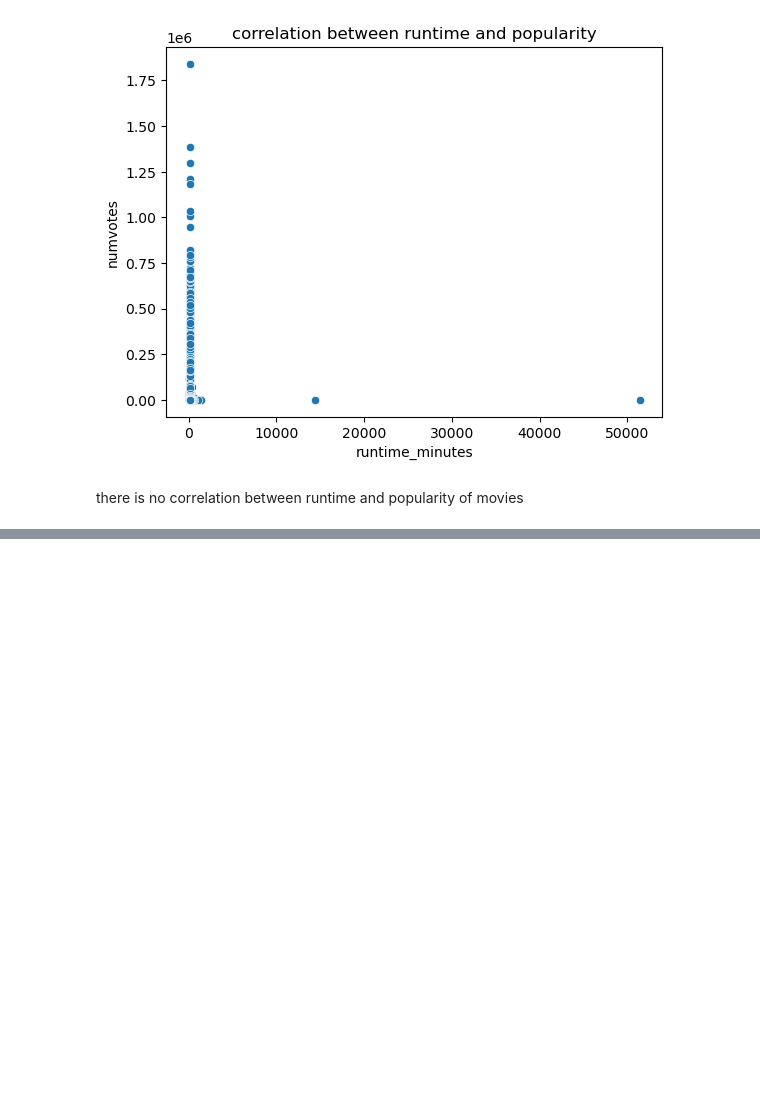
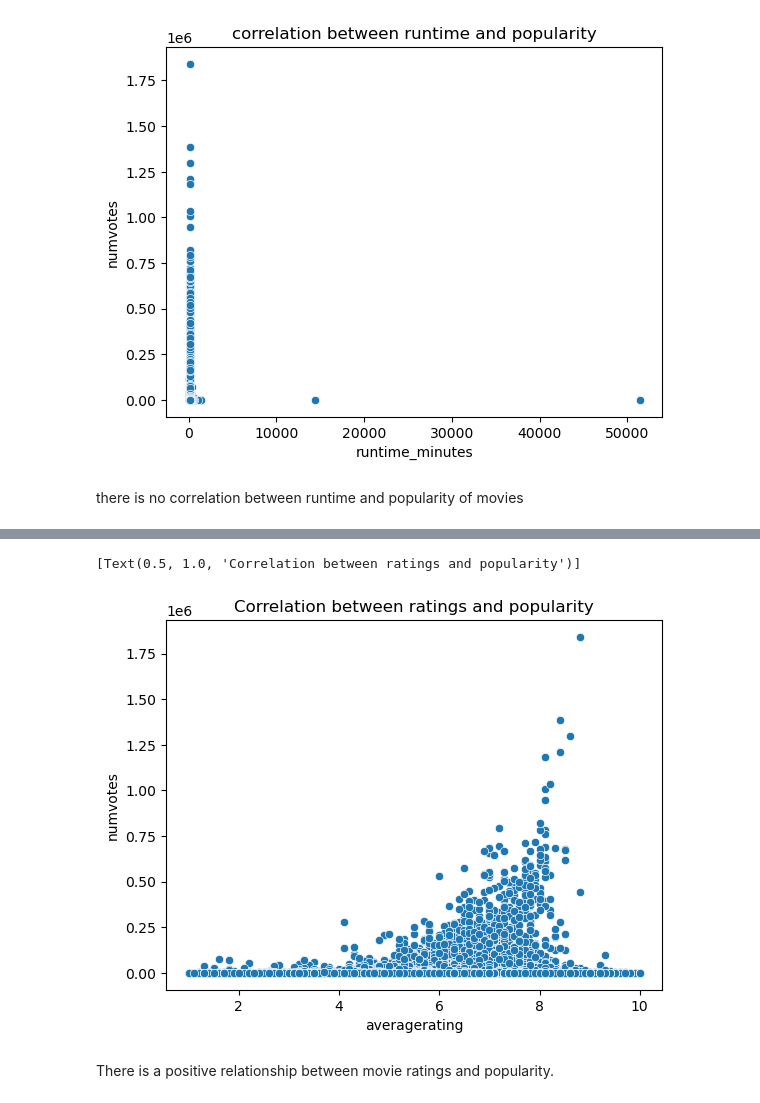
Before and after one commit to Annbellah/dsc-phase-1-project-v2-4, a Jupyter notebook: student.ipynb, the cells around one changed output, grey strips where cells are left out. Saved outputs shown, nothing was run; the diff lists cells and outputs as text; code cells hidden in the pictures; blank space fills up the shorter version.

```diff
--- a/student.ipynb
+++ b/student.ipynb
@@ -479,3 +479,13 @@ sns.scatterplot(x='runtime_minutes', y='numvotes', data=df3).set(title='correlat
 [figure]
 # %% [markdown]
 there is no correlation between runtime and popularity of movies
+# %%
+# What is the relationship between ratings and popularity
+q =("""
+SELECT mr.averagerating, mr.numvotes
+FROM movie_ratings mr
+;
+""")
+
+df4 = pd.read_sql(q, conn)
+df4
@@ -481,0 +506,8 @@ there is no correlation between runtime and popularity of movies
+# %%
+# what is the correlation between ratings and popularity
+sns.scatterplot(x='averagerating', y='numvotes', data=df4).set(title='Correlation between ratings and popularity')
+# %% [output]
+[Text(0.5, 1.0, 'Correlation between ratings and popularity')]
+[figure, added]
+# %% [markdown]
+There is a positive relationship between movie ratings and popularity.
```
Also changed, not shown: parts of 2 cells of this notebook.
